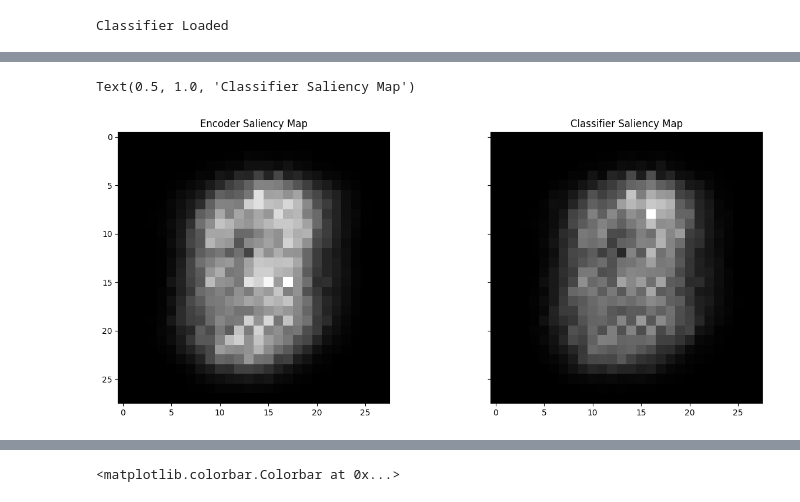
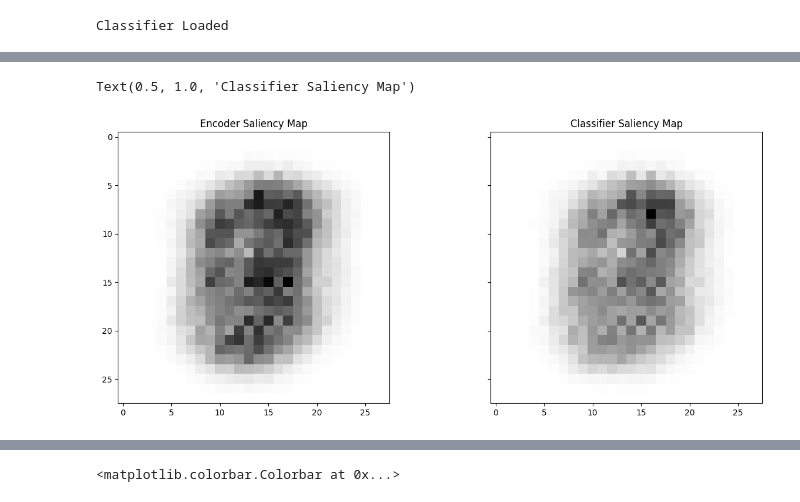
Before and after one commit to jwagenbach/FACT, a Jupyter notebook: extensions/generate_encoder_vs_decoder_correlations.ipynb, the cells around one changed output, grey strips where cells are left out. Saved outputs shown, nothing was run; the diff lists cells and outputs as text; code cells hidden in the pictures.

```diff
--- a/extensions/generate_encoder_vs_decoder_correlations.ipynb
+++ b/extensions/generate_encoder_vs_decoder_correlations.ipynb
@@ -124,11 +105,11 @@ encoder_attributions = encoder_attributions/np.std(encoder_attributions)
 pipeline_attributions = pipeline_attributions/np.std(pipeline_attributions)
 # %%
 fig, ax = plt.subplots(1, 2, sharey=True, figsize=[15, 6])
-ax[0].imshow(encoder_attributions.mean(axis=0).squeeze(), cmap='gray')
+ax[0].imshow(encoder_attributions.mean(axis=0).squeeze(), cmap='gray_r')
 ax[0].set_title('Encoder Saliency Map')
 
-ax[1].imshow(pipeline_attributions.mean(axis=0).squeeze(), cmap='gray')
+ax[1].imshow(pipeline_attributions.mean(axis=0).squeeze(), cmap='gray_r')
 ax[1].set_title('Classifier Saliency Map')
 # %% [output]
 Text(0.5, 1.0, 'Classifier Saliency Map')
-[figure, old version]
+[figure, new version]
```
Also changed, not shown: parts of 13 cells of this notebook, 10 other files.
